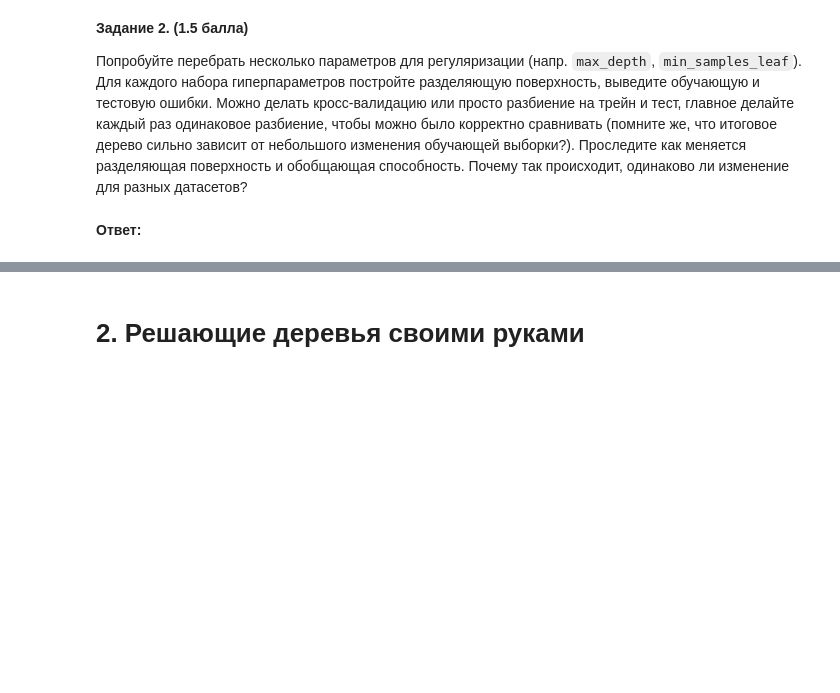
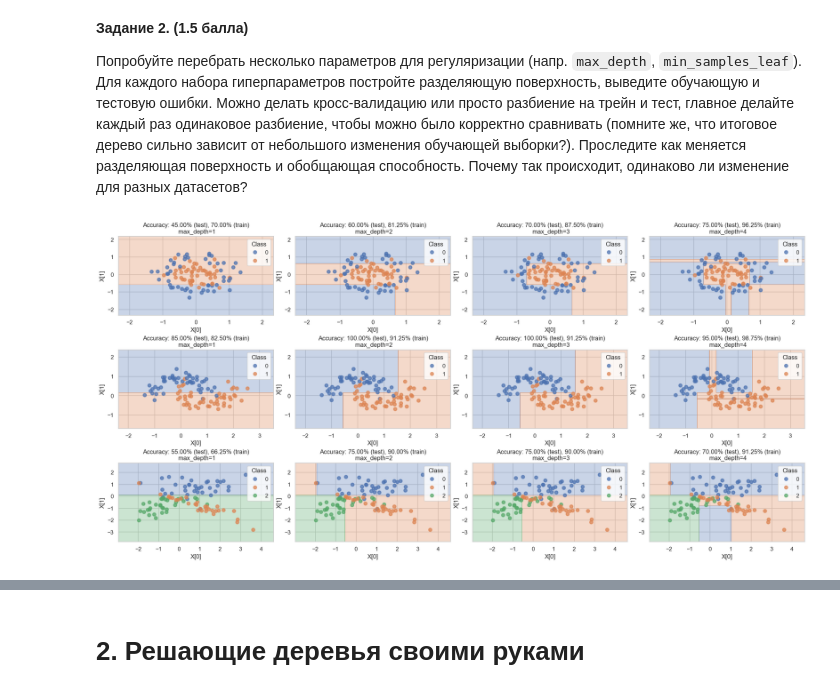
Before and after one commit to saaprikins/nes_ml_course_homeworks, a Jupyter notebook: homework_practice_5.ipynb, the cells around one changed output, grey strips where cells are left out. Saved outputs shown, nothing was run; the diff lists cells and outputs as text; code cells hidden in the pictures; blank space fills up the shorter version.

```diff
--- a/homework_practice_5.ipynb
+++ b/homework_practice_5.ipynb
@@ -126,2 +124,12 @@ __Задание 2. (1.5 балла)__
-# %% [markdown]
-__Ответ:__
+# %%
+### ╰( ͡° ͜ʖ ͡° )つ──☆*:・ﾟ
+fig, ax = plt.subplots(nrows=3, ncols=4, figsize=(20, 10))
+
+for i, (X, y) in enumerate(datasets):
+    for j, max_depth in enumerate(range(1, 5)):
+        X_train, X_test, y_train, y_test = train_test_split(X, y, test_size=0.2, random_state=42)
+        dt = DecisionTreeClassifier(max_depth=max_depth).fit(X_train, y_train)
+        plot_surface(dt, X, y, ax=ax[i][j])
+        ax[i][j].set(xlabel="X[0]", ylabel="X[1]", title=f"Accuracy: {accuracy_score(y_test, dt.predict(X_test))*100:.2f}% (test), {accuracy_score(y_train, dt.predict(X_train))*100:.2f}% (train)\n max_depth={max_depth}")
+# %% [output]
+[figure, added]
```
Also changed, not shown: parts of 4 cells of this notebook.
